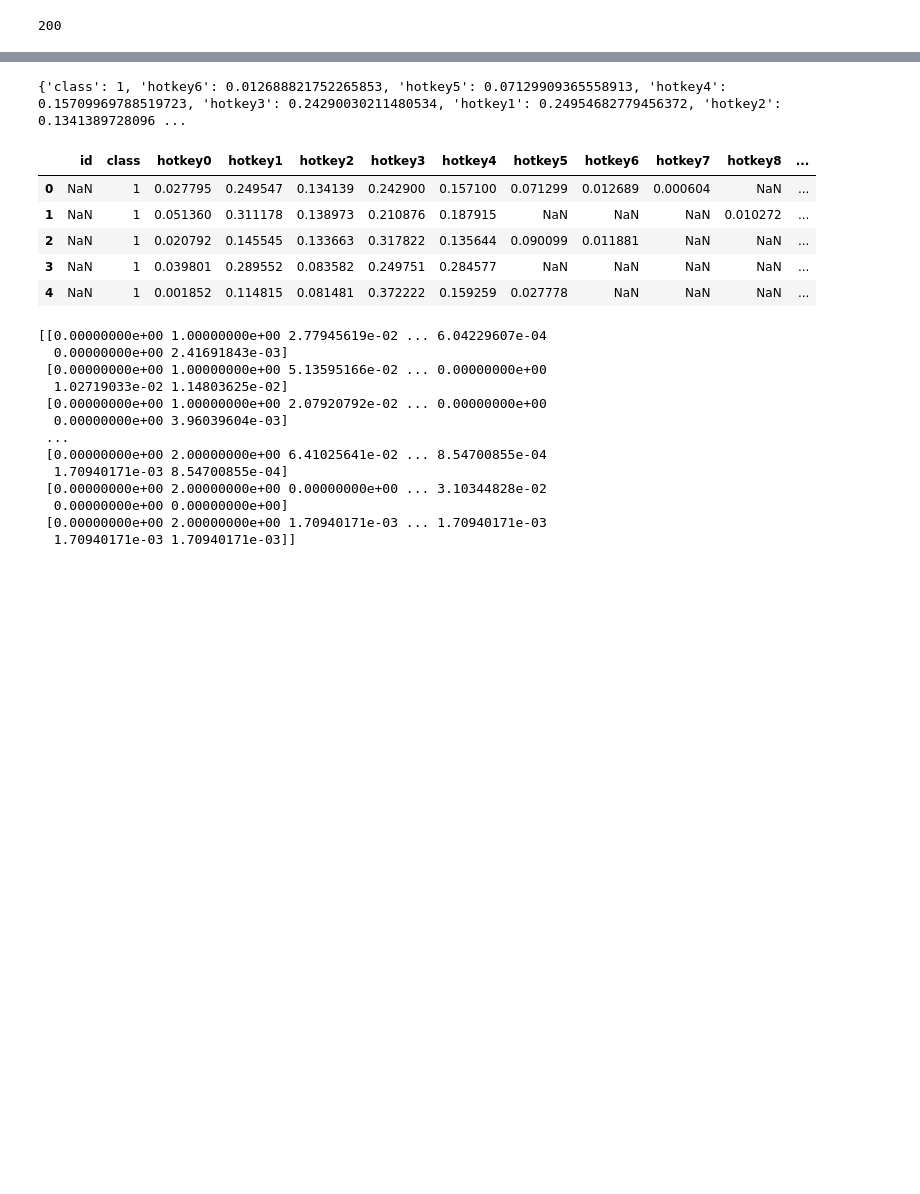
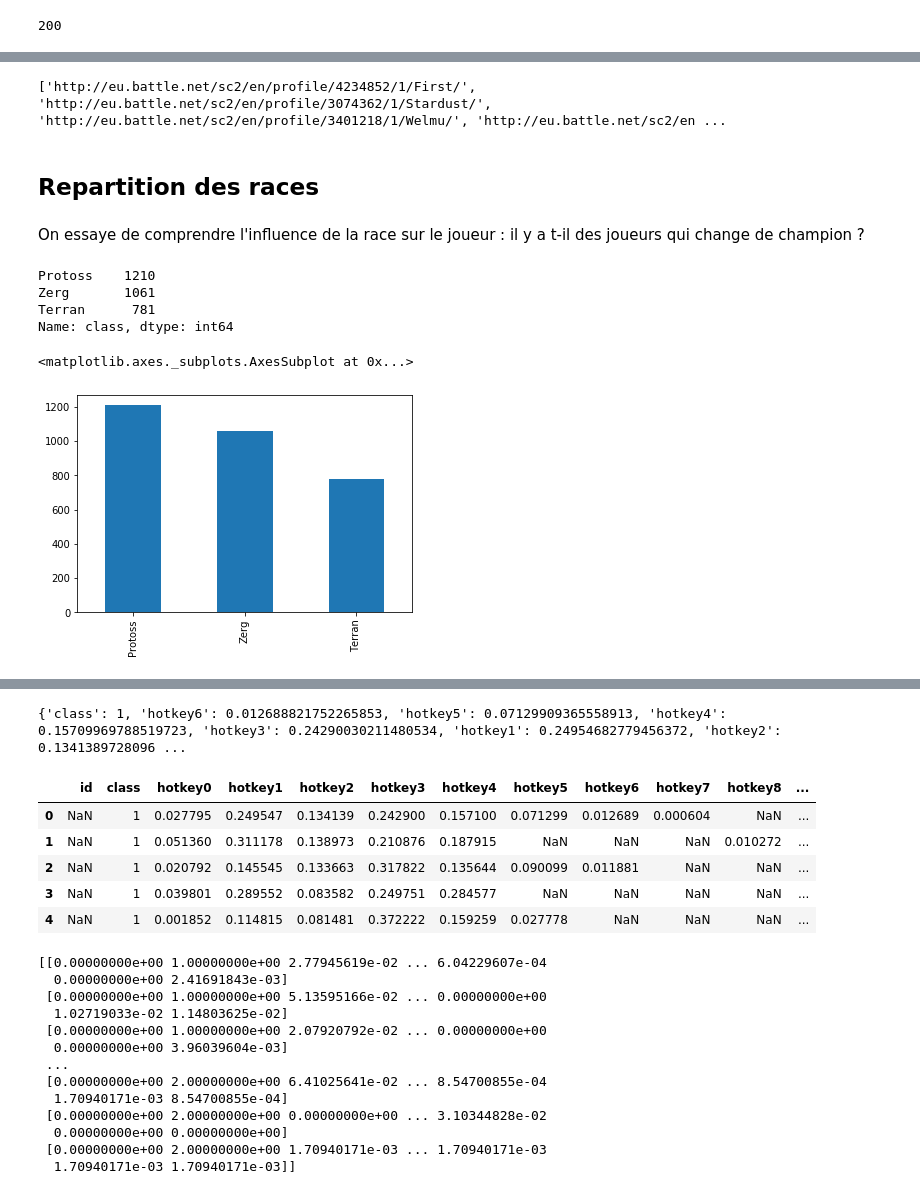
Before and after one commit to AguPereyra/StarcraftDataMiner, a Jupyter notebook: Badr.ipynb, the cells around one changed output, grey strips where cells are left out. Saved outputs shown, nothing was run; the diff lists cells and outputs as text; code cells hidden in the pictures; blank space fills up the shorter version.

```diff
--- a/Badr.ipynb
+++ b/Badr.ipynb
@@ -69,0 +113,20 @@ Shape of the dataset: (3052, 12)
+# %%
+nb_joueur = list(dict.fromkeys(ids))
+print(nb_joueur)
+# %% [output]
+['http://eu.battle.net/sc2/en/profile/4234852/1/First/', 'http://eu.battle.net/sc2/en/profile/3074362/1/Stardust/', 'http://eu.battle.net/sc2/en/profile/3401218/1/Welmu/', 'http://eu.battle.net/sc2/en ...
+# %% [markdown]
+## Repartition des races
+# %% [markdown]
+On essaye de comprendre l'influence de la race sur le joueur : il y a t-il des joueurs qui change de champion ?
+# %%
+races = df['class'].value_counts()
+print(races)
+races.plot.bar()
+# %% [output]
+Protoss    1210
+Zerg       1061
+Terran      781
+Name: class, dtype: int64
+<matplotlib.axes._subplots.AxesSubplot at 0x...>
+[figure, added]
```
Also changed, not shown: parts of 43 cells of this notebook.
